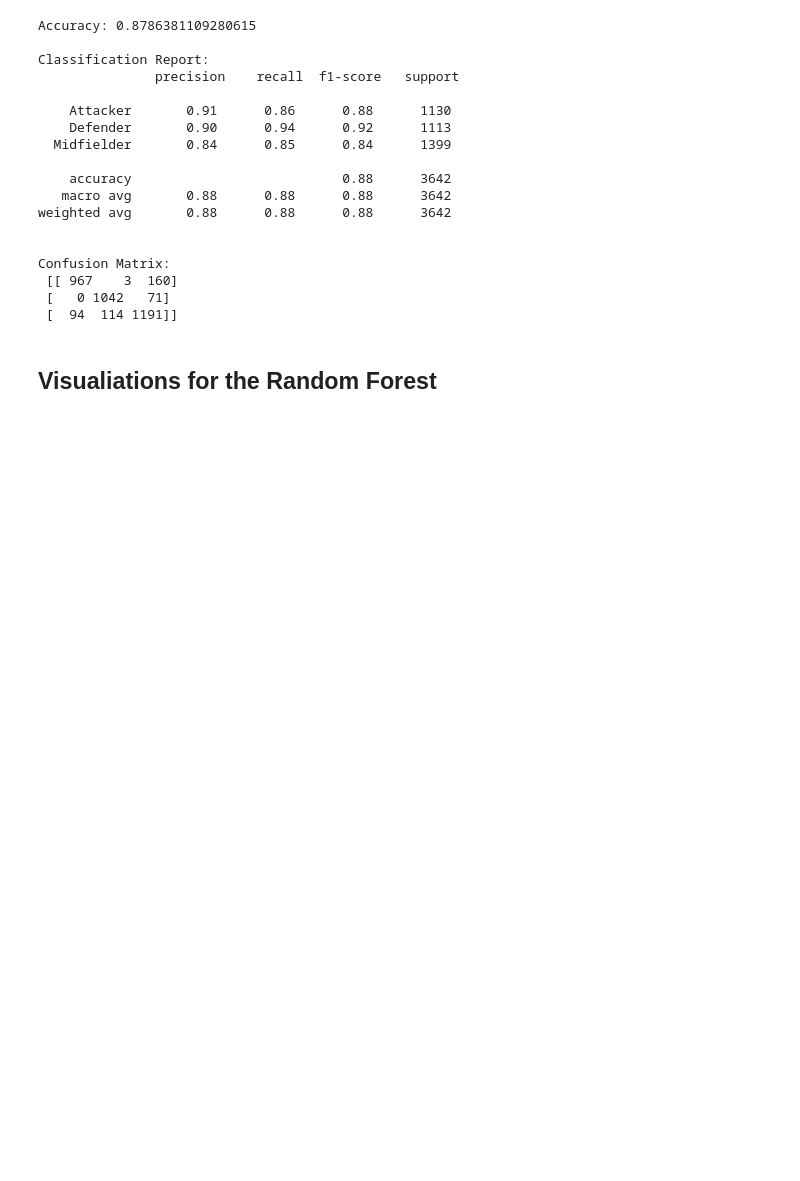
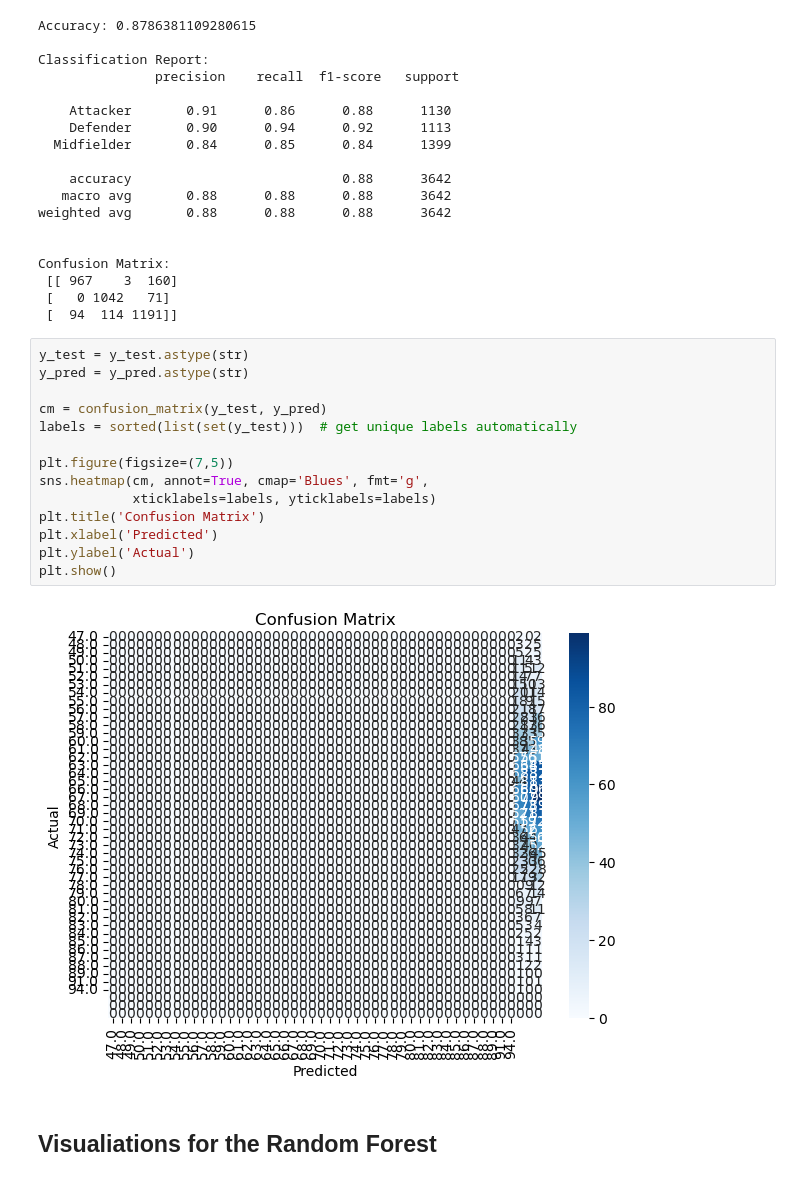
Before and after one commit to SheisAddiee/NLP_Lab_Group7, a Jupyter notebook: notebooks/K-Means with confusion matrix.ipynb, the cells around one changed output. Cells and saved outputs as stored; diff of their text form; blank space fills up the shorter version.

```diff
--- a/notebooks/K-Means with confusion matrix.ipynb
+++ b/notebooks/K-Means with confusion matrix.ipynb
@@ -446,6 +559,22 @@ Confusion Matrix:
  [[ 967    3  160]
  [   0 1042   71]
  [  94  114 1191]]
+# %%
+y_test = y_test.astype(str)
+y_pred = y_pred.astype(str)
+
+cm = confusion_matrix(y_test, y_pred)
+labels = sorted(list(set(y_test)))  # get unique labels automatically
+
+plt.figure(figsize=(7,5))
+sns.heatmap(cm, annot=True, cmap='Blues', fmt='g',
+            xticklabels=labels, yticklabels=labels)
+plt.title('Confusion Matrix')
+plt.xlabel('Predicted')
+plt.ylabel('Actual')
+plt.show()
+# %% [output]
+[figure, added]
 # %% [markdown]
 ## Visualiations for the Random Forest
 # %%
```
Also changed, not shown: parts of 57 cells of this notebook, 2 other files.
